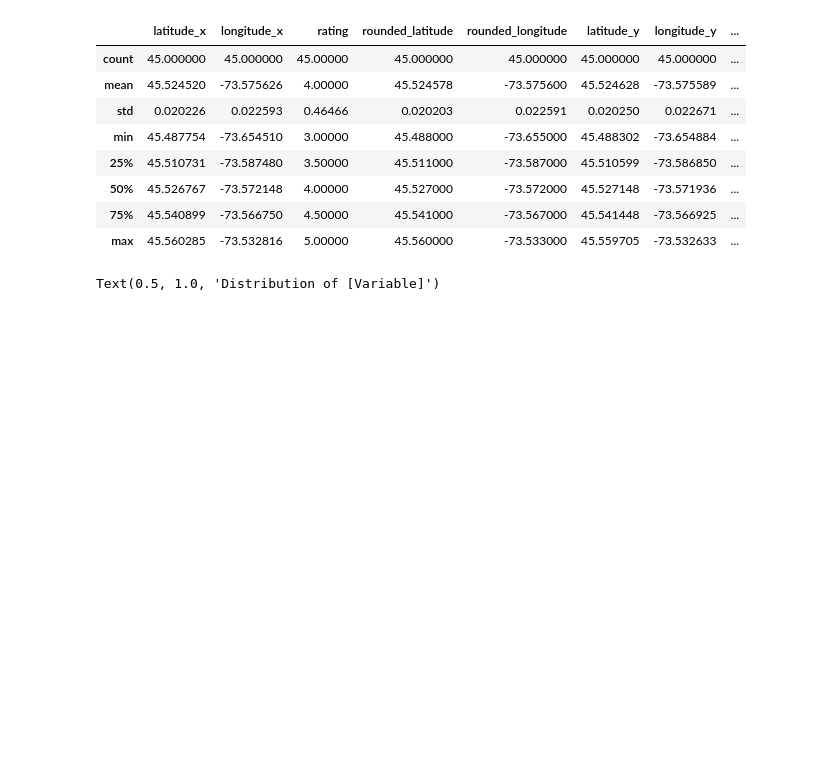
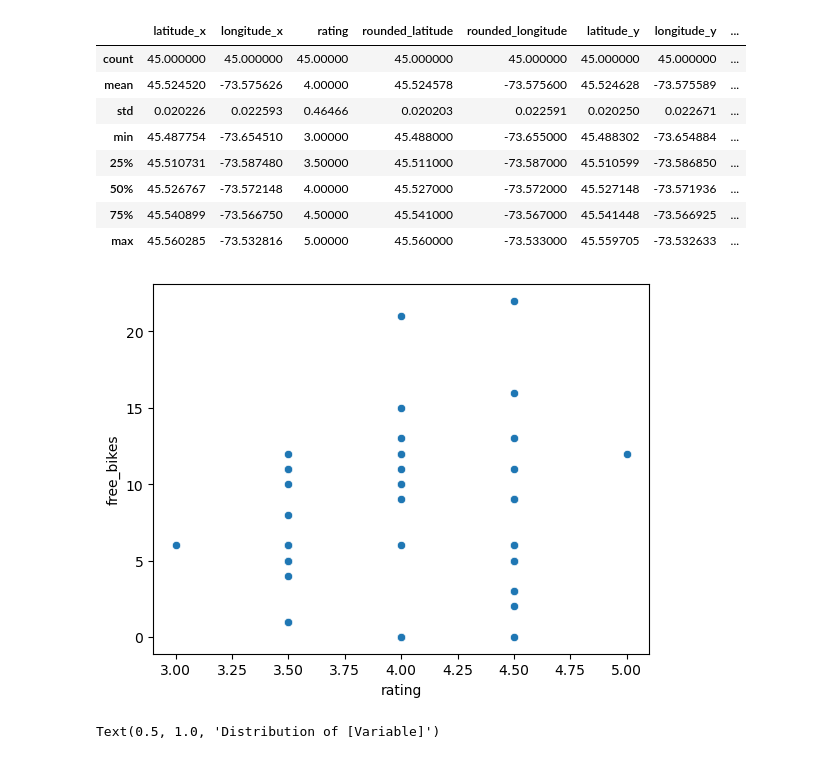
Before and after one commit to ChrisCuss/Statistical-Modelling-Project, a Jupyter notebook: notebooks/joining_data.ipynb, the cells around one changed output. Cells and saved outputs as stored; diff of their text form; code cells hidden in the pictures; blank space fills up the shorter version.

Commit message:
Thursday push to save data

```diff
--- a/notebooks/joining_data.ipynb
+++ b/notebooks/joining_data.ipynb
@@ -11,16 +11,14 @@ yelp_data = pd.read_csv(file_path_yelp)
 bike_stations = pd.read_csv(file_path_bikes)
 
 # Since the lat & long don't match exactly, I am rounding the latitude and longitude in both DataFrames
-precision = 3
+precision = 3 # This allowes me to control and experiment with the precision of the rounding
 yelp_data['rounded_latitude'] = yelp_data['latitude'].round(precision)
 yelp_data['rounded_longitude'] = yelp_data['longitude'].round(precision)
 bike_stations['rounded_latitude'] = bike_stations['latitude'].round(precision)
 bike_stations['rounded_longitude'] = bike_stations['longitude'].round(precision)
 
 # Inner join on the rounded latitude and longitude
-combined_data = pd.merge(bike_stations, yelp_data ,  how='inner',
-                         left_on=['rounded_latitude', 'rounded_longitude'],
-                         right_on=['rounded_latitude', 'rounded_longitude'])
+combined_data = pd.merge(bike_stations, yelp_data ,  how='inner', left_on=['rounded_latitude', 'rounded_longitude'], right_on=['rounded_latitude', 'rounded_longitude'])
 # %%
 combined_data.head()
 # %% [output]
@@ -119,6 +121,11 @@ combined_data.describe()
 | 50% | 45.526767 | -73.572148 | 4.00000 | 45.527000 | -73.572000 | 45.527148 | -73.571936 | ... |
 | 75% | 45.540899 | -73.566750 | 4.50000 | 45.541000 | -73.567000 | 45.541448 | -73.566925 | ... |
 | max | 45.560285 | -73.532816 | 5.00000 | 45.560000 | -73.533000 | 45.559705 | -73.532633 | ... |
+# %%
+sns.scatterplot(x=combined_data['rating'], y=combined_data['free_bikes'], data=combined_data)
+plt.show()
+# %% [output]
+[figure, added]
 # %%
 # Checking the distribution of free_bikes
 plt.hist(combined_data['free_bikes'])
```
Also changed, not shown: parts of 2 cells of this notebook, 1 other file.
